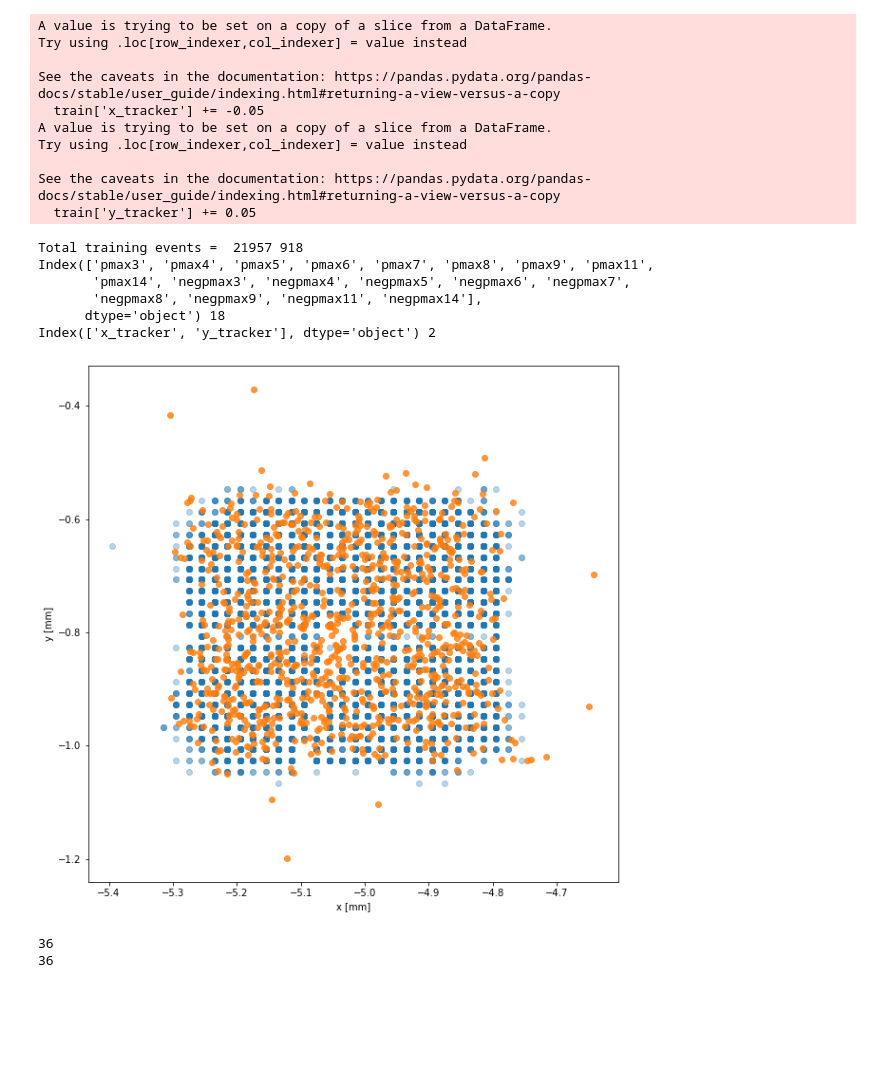
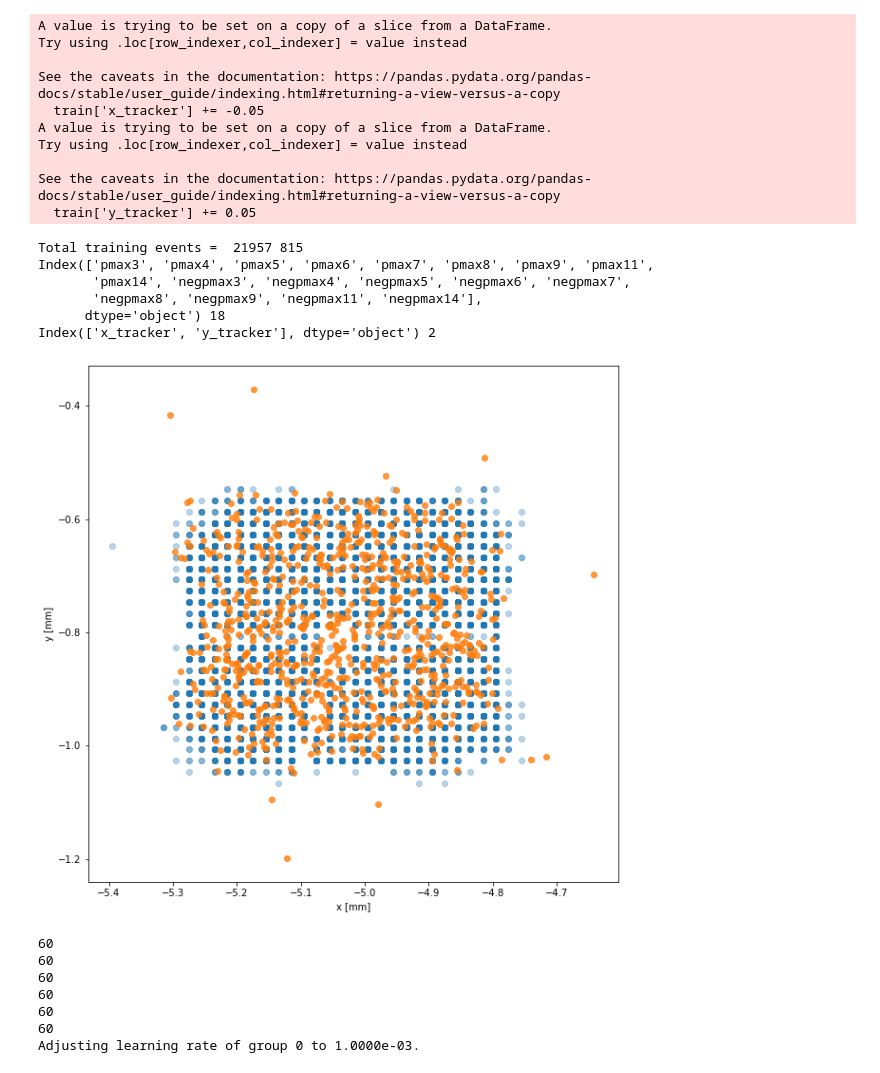
Before and after one commit to icosivi/RSD-ML, a Jupyter notebook: pytorchModel.ipynb, the cells around one changed output. Saved outputs shown, nothing was run; the diff lists cells and outputs as text; code cells hidden in the pictures; blank space fills up the shorter version.

```diff
--- a/pytorchModel.ipynb
+++ b/pytorchModel.ipynb
@@ -79,7 +79,7 @@ test = test[ (test['pmax6']>test['pmax1']) & (test['pmax6']>test['pmax2']) & (te
         & (test['pmax6']>test['pmax12']) & (test['pmax6']>test['pmax13']) & (test['pmax6']>test['pmax14']) ]
 
 train = train[ (train['pmax6']>=10) ]
-test = test[ (test['pmax6']>=5) ]
+test = test[ (test['pmax6']>=7) ]
 train = train[ (train['negpmax6']>=-100) ]
 test = test[ (test['negpmax6']>=-100) ]
 
@@ -137,35 +137,35 @@ s_test = x_test.std(0, unbiased=False, keepdim=True)
 x_test -= m_test
 x_test /= s_test
 
 m_test_y = y_test.mean(0, keepdim=True)
 s_test_y = y_test.std(0, unbiased=False, keepdim=True)
 y_test -= m_test_y
 y_test /= s_test_y
 
 train_tensor = udata.TensorDataset(x_train, y_train)
 test_tensor  = udata.TensorDataset(x_test,  y_test)
 
 #loader_train = udata.DataLoader(dataset=train_tensor, batch_size=batch_size, num_workers=0, shuffle=True)
 loader_train = udata.DataLoader(dataset=train_tensor, batch_size=batch_size, num_workers=0, shuffle=True)
 loader_test  = udata.DataLoader(dataset=test_tensor,  batch_size=batch_size, num_workers=0, shuffle=True)
 # %% [output]
 A value is trying to be set on a copy of a slice from a DataFrame.
 Try using .loc[row_indexer,col_indexer] = value instead
 
 See the caveats in the documentation: https://pandas.pydata.org/pandas-docs/stable/user_guide/indexing.html#returning-a-view-versus-a-copy
   train['x_tracker'] += -0.05
 A value is trying to be set on a copy of a slice from a DataFrame.
 Try using .loc[row_indexer,col_indexer] = value instead
 
 See the caveats in the documentation: https://pandas.pydata.org/pandas-docs/stable/user_guide/indexing.html#returning-a-view-versus-a-copy
   train['y_tracker'] += 0.05
-Total training events =  21957 918
+Total training events =  21957 815
 Index(['pmax3', 'pmax4', 'pmax5', 'pmax6', 'pmax7', 'pmax8', 'pmax9', 'pmax11',
        'pmax14', 'negpmax3', 'negpmax4', 'negpmax5', 'negpmax6', 'negpmax7',
        'negpmax8', 'negpmax9', 'negpmax11', 'negpmax14'],
       dtype='object') 18
 Index(['x_tracker', 'y_tracker'], dtype='object') 2
-[figure, old version]
+[figure, new version]
 # %%
 # Model
 class DNN(nn.Module):
@@ -175,12 +175,14 @@ class DNN(nn.Module):
         layers.append(nn.Linear(n_var, n_nodes))
         #layers.append(nn.ReLU())
         layers.append(nn.Tanh())
+        layers.append(nn.BatchNorm1d(n_nodes))
 
         for n in list(n_nodes for x in range(n_layers)):
             print(n)
             layers.append(nn.Linear(n, n))
             #layers.append(nn.ReLU())
             layers.append(nn.Tanh())
+            layers.append(nn.BatchNorm1d(n))
 
         layers.append(nn.Dropout(p=drop_out_p))
         layers.append(nn.Linear(n_nodes, n_outputs))
@@ -197,13 +199,18 @@ model = DNN(n_var=n_var, n_layers=n_layers, n_nodes=n_nodes, n_outputs=n_outputs
 criterion = nn.MSELoss()
 
 # Optimizer
-optimizer = optim.Adam(model.parameters(), lr = learning_rate, weight_decay=1e-3)
+optimizer = optim.Adam(model.parameters(), lr = learning_rate, weight_decay=1e-6)
 #optimizer = optim.SGD(model.parameters(), lr = learning_rate, weight_decay=1e-3)
 
-#scheduler = optim.lr_scheduler.ExponentialLR(optimizer=optimizer, gamma=0.95, last_epoch=-1, verbose=verbose)
+scheduler = optim.lr_scheduler.ExponentialLR(optimizer=optimizer, gamma=0.95, last_epoch=-1, verbose=verbose)
 # %% [output]
-36
-36
+60
+60
+60
+60
+60
+60
+Adjusting learning rate of group 0 to 1.0000e-03.
 # %%
 # training and validation
 training_losses_total = np.zeros(epochs)
```
Also changed, not shown: parts of 8 cells of this notebook, 2 other files.
